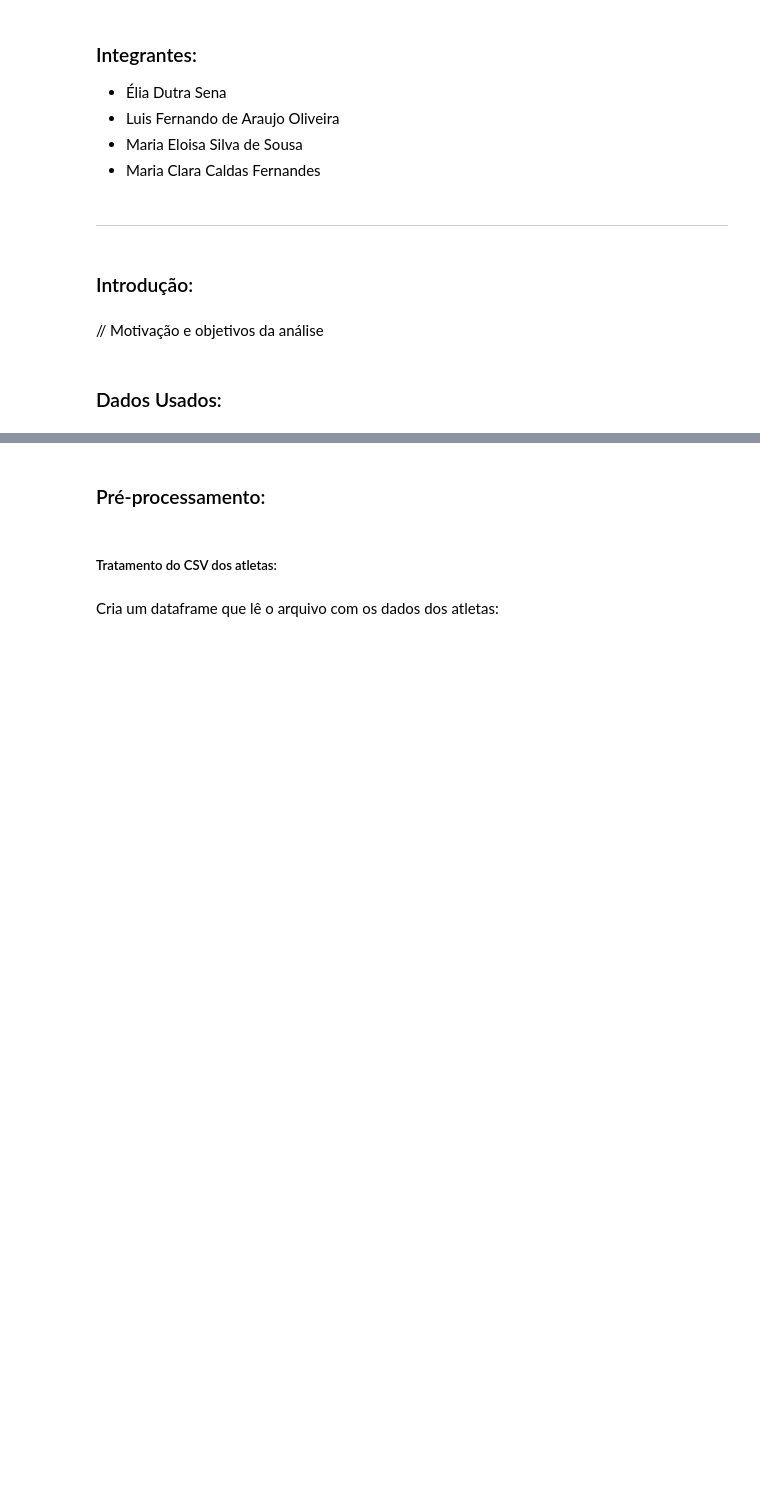
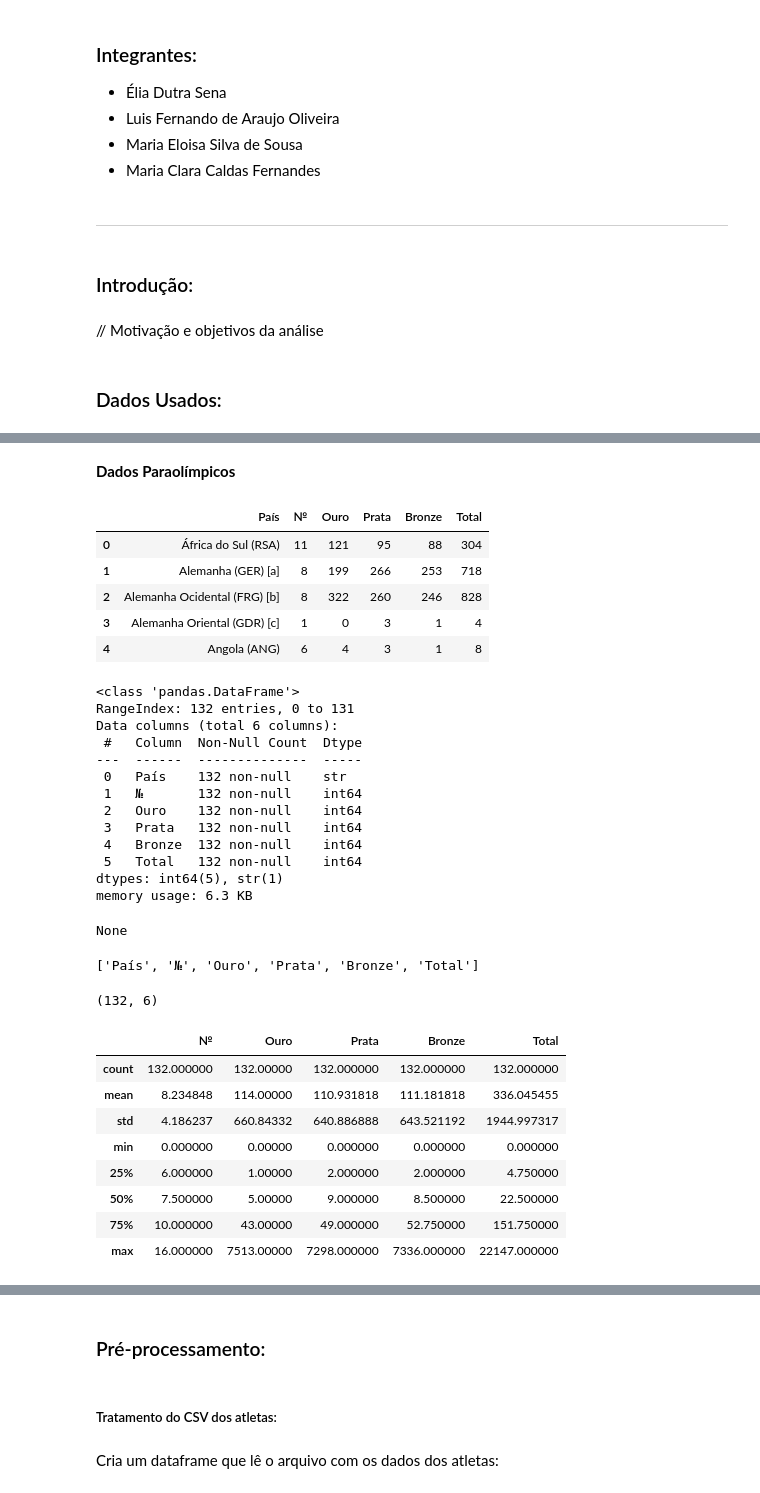
Before and after one commit to ClaraCaldas/Projeto-ICD, a Jupyter notebook: RELATORIO.ipynb, the cells around one changed output, grey strips where cells are left out. Drawn from its saved outputs; the diff is of its cells as text; code cells hidden in the pictures; blank space fills up the shorter version.

```diff
--- a/RELATORIO.ipynb
+++ b/RELATORIO.ipynb
@@ -35,0 +119,41 @@
+# %% [markdown]
+**Dados Paraolímpicos**
+# %%
+df_para = pd.read_csv('medalhas_paralimpiadas_wikipedia.csv', encoding='UTF-8')
+display(df_para.head())
+display(df_para.info())
+display(list(df_para.columns))
+display(df_para.shape)
+display(df_para.describe())
+# %% [output]
+|  | País | № | Ouro | Prata | Bronze | Total |
+| 0 | África do Sul (RSA) | 11 | 121 | 95 | 88 | 304 |
+| 1 | Alemanha (GER) [a] | 8 | 199 | 266 | 253 | 718 |
+| 2 | Alemanha Ocidental (FRG) [b] | 8 | 322 | 260 | 246 | 828 |
+| 3 | Alemanha Oriental (GDR) [c] | 1 | 0 | 3 | 1 | 4 |
+| 4 | Angola (ANG) | 6 | 4 | 3 | 1 | 8 |
+<class 'pandas.DataFrame'>
+RangeIndex: 132 entries, 0 to 131
+Data columns (total 6 columns):
+ #   Column  Non-Null Count  Dtype
+---  ------  --------------  -----
+ 0   País    132 non-null    str
+ 1   №       132 non-null    int64
+ 2   Ouro    132 non-null    int64
+ 3   Prata   132 non-null    int64
+ 4   Bronze  132 non-null    int64
+ 5   Total   132 non-null    int64
+dtypes: int64(5), str(1)
+memory usage: 6.3 KB
+None
+['País', '№', 'Ouro', 'Prata', 'Bronze', 'Total']
+(132, 6)
+|  | № | Ouro | Prata | Bronze | Total |
+| count | 132.000000 | 132.00000 | 132.000000 | 132.000000 | 132.000000 |
+| mean | 8.234848 | 114.00000 | 110.931818 | 111.181818 | 336.045455 |
+| std | 4.186237 | 660.84332 | 640.886888 | 643.521192 | 1944.997317 |
+| min | 0.000000 | 0.00000 | 0.000000 | 0.000000 | 0.000000 |
+| 25% | 6.000000 | 1.00000 | 2.000000 | 2.000000 | 4.750000 |
+| 50% | 7.500000 | 5.00000 | 9.000000 | 8.500000 | 22.500000 |
+| 75% | 10.000000 | 43.00000 | 49.000000 | 52.750000 | 151.750000 |
+| max | 16.000000 | 7513.00000 | 7298.000000 | 7336.000000 | 22147.000000 |
```
Also changed, not shown: parts of 24 cells of this notebook, 1 other file.
